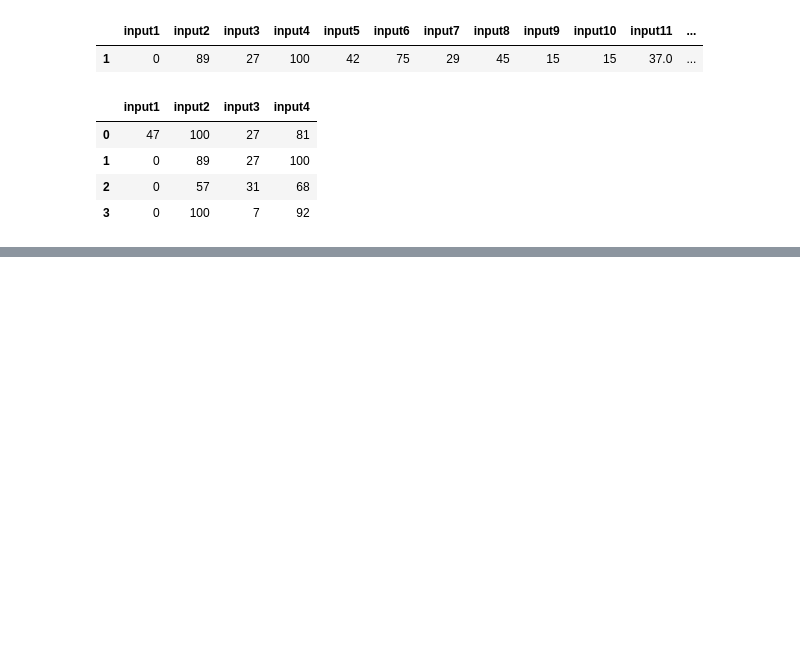
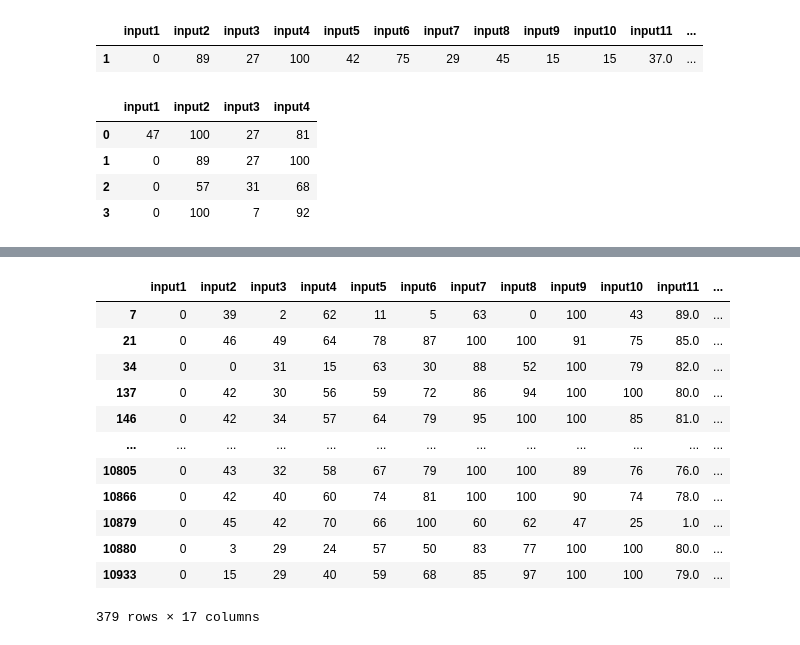
Before and after one commit to vash-ashutosh/Advanced-Data-Manipulation, a Jupyter notebook: Playing with Data - Python Pandas.ipynb, the cells around one changed output, grey strips where cells are left out. Saved outputs shown, nothing was run; the diff lists cells and outputs as text; code cells hidden in the pictures; blank space fills up the shorter version.

Commit message:
End of conceptual knowledge. Starting with actual data for better hands on learning!

```diff
--- a/Playing with Data - Python Pandas.ipynb
+++ b/Playing with Data - Python Pandas.ipynb
@@ -438,0 +522,16 @@ data.loc[:3,['input1', 'input2', 'input3', 'input4']]
+# %%
+data[data['input2'] < 50]
+# %% [output]
+|  | input1 | input2 | input3 | input4 | input5 | input6 | input7 | input8 | input9 | input10 | input11 | ... |
+| 7 | 0 | 39 | 2 | 62 | 11 | 5 | 63 | 0 | 100 | 43 | 89.0 | ... |
+| 21 | 0 | 46 | 49 | 64 | 78 | 87 | 100 | 100 | 91 | 75 | 85.0 | ... |
+| 34 | 0 | 0 | 31 | 15 | 63 | 30 | 88 | 52 | 100 | 79 | 82.0 | ... |
+| 137 | 0 | 42 | 30 | 56 | 59 | 72 | 86 | 94 | 100 | 100 | 80.0 | ... |
+| 146 | 0 | 42 | 34 | 57 | 64 | 79 | 95 | 100 | 100 | 85 | 81.0 | ... |
+| ... | ... | ... | ... | ... | ... | ... | ... | ... | ... | ... | ... | ... |
+| 10805 | 0 | 43 | 32 | 58 | 67 | 79 | 100 | 100 | 89 | 76 | 76.0 | ... |
+| 10866 | 0 | 42 | 40 | 60 | 74 | 81 | 100 | 100 | 90 | 74 | 78.0 | ... |
+| 10879 | 0 | 45 | 42 | 70 | 66 | 100 | 60 | 62 | 47 | 25 | 1.0 | ... |
+| 10880 | 0 | 3 | 29 | 24 | 57 | 50 | 83 | 77 | 100 | 100 | 80.0 | ... |
+| 10933 | 0 | 15 | 29 | 40 | 59 | 68 | 85 | 97 | 100 | 100 | 79.0 | ... |
+379 rows × 17 columns
```
Also changed, not shown: parts of 90 cells of this notebook.
